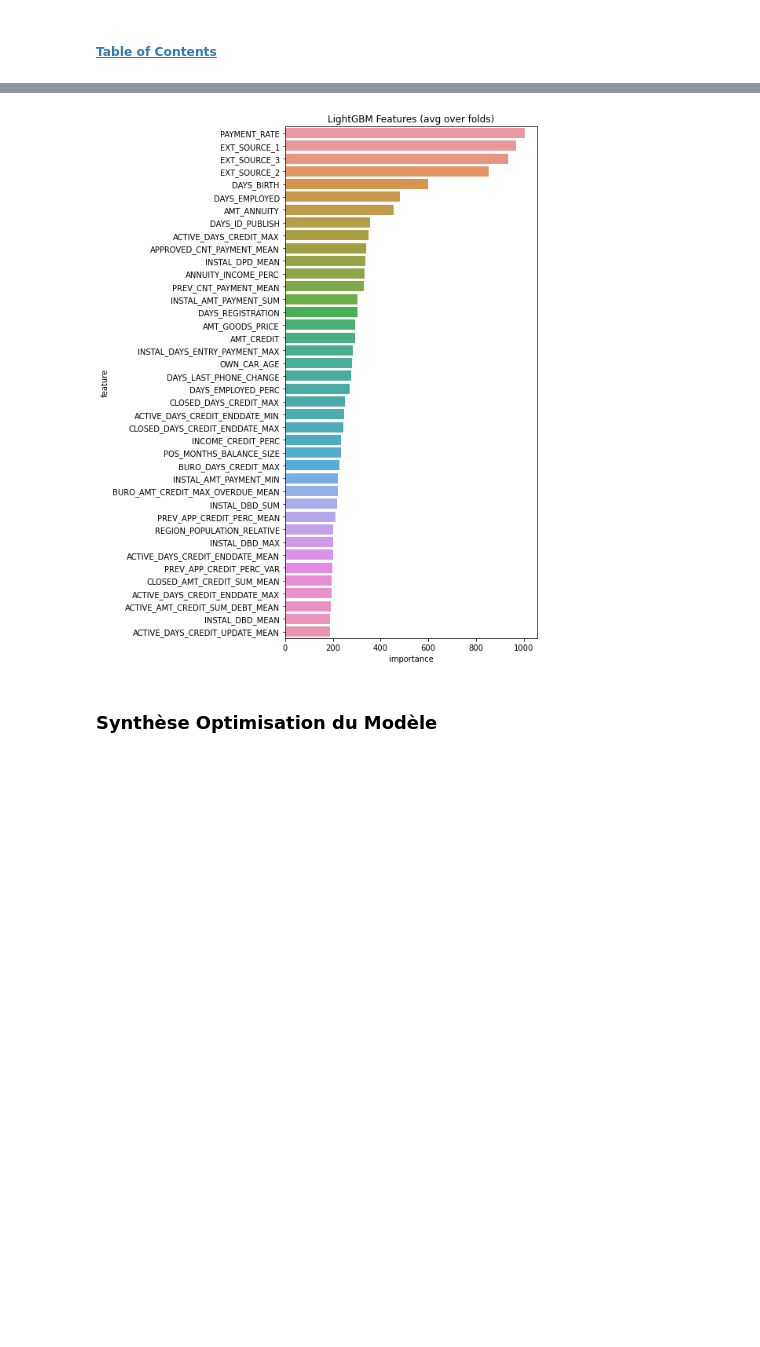
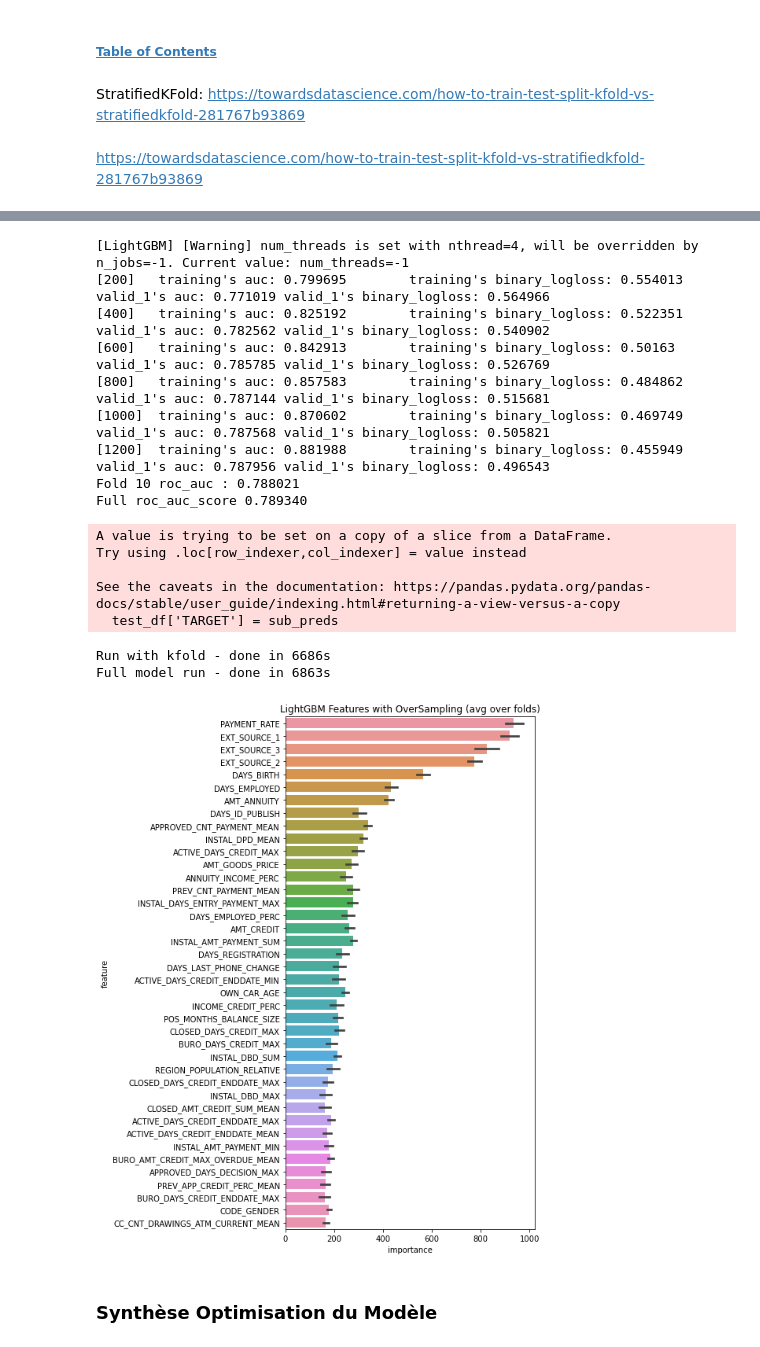
Before and after one commit to saidmazzi/projet7, a Jupyter notebook: Mazzi_Saïd_1_dashboard_112022.ipynb, the cells around one changed output, grey strips where cells are left out. Drawn from its saved outputs; the diff is of its cells as text; code cells hidden in the pictures; blank space fills up the shorter version.

Commit message:
teste modele lgbm oversampling

```diff
--- a/Mazzi_Saïd_1_dashboard_112022.ipynb
+++ b/Mazzi_Saïd_1_dashboard_112022.ipynb
@@ -1536,29 +1540,22 @@ def kfold_lightgbm(df, num_folds, stratified = False, debug= False,sampling=True
         train_x, train_y = train_df[feats].iloc[train_idx], train_df['TARGET'].iloc[train_idx]
         valid_x, valid_y = train_df[feats].iloc[valid_idx], train_df['TARGET'].iloc[valid_idx]
 
-    # Include oversampling/undersampling/smote methods only on training
-    if sampling == True :
-        if sampling_method == "SMOTE":
+        # Include oversampling/undersampling/smote methods only on training
+        if sampling == True :
+            if sampling_method == "SMOTE":
                     sm = SMOTE(random_state=2)
                     train_x_resampled, train_y_resampled = sm.fit_resample(train_x, train_y)
-                    valid_x_resampled = valid_x
-                    valid_y_resampled = valid_y
-        elif sampling_method =="oversampling":
+            elif sampling_method =="oversampling":
                     ros = RandomOverSampler(random_state=2)
                     train_x_resampled, train_y_resampled = ros.fit_resample(train_x, train_y)
-                    valid_x_resampled = valid_x
-                    valid_y_resampled = valid_y
-        elif sampling_method =="undersampling":
+            elif sampling_method =="undersampling":
                     rus = RandomUnderSampler(random_state=2)
                     train_x_resampled, train_y_resampled = rus.fit_resample(train_x, train_y)
-                    valid_x_resampled = valid_x
-                    valid_y_resampled = valid_y
-        else:
-            train_x_resampled = train_x
-            train_y_resampled = train_y
-            valid_x_resampled = valid_x
-            valid_y_resampled = valid_y
+            else:
 
+
+                train_x_resampled = train_x
+                train_y_resampled = train_y
 
         # LightGBM parameters found by Bayesian optimization
         clf = LGBMClassifier(
@@ -1573,18 +1570,17 @@ def kfold_lightgbm(df, num_folds, stratified = False, debug= False,sampling=True
             reg_lambda=0.0735294,
             min_split_gain=0.0222415,
             min_child_weight=39.3259775,
-            #silent =True,
             silent=-1,
             verbose=-1, )
 
         #early_stopping = EarlyStopping(monitor='val_loss', patience=2)
-        clf.fit(train_x_resampled, train_y_resampled, eval_set=[(train_x_resampled, train_y_resampled), (valid_x_resampled, valid_y_resampled)],
+        clf.fit(train_x_resampled, train_y_resampled, eval_set=[(train_x_resampled, train_y_resampled), (valid_x, valid_y)],
             eval_metric= 'auc', verbose= 200,
                 #callbacks=[early_stopping(200), log_evaluation(200)],
                 early_stopping_rounds= 200
                )
         pickle.dump(clf, open("/Users/saidmazzi/Projets/projet7/models/LGBMClassifier.pkl", "wb"))
-        oof_preds[valid_idx] = clf.predict_proba(valid_x_resampled, num_iteration=clf.best_iteration_)[:, 1]
+        oof_preds[valid_idx] = clf.predict_proba(valid_x, num_iteration=clf.best_iteration_)[:, 1]
         sub_preds += clf.predict_proba(test_df[feats], num_iteration=clf.best_iteration_)[:, 1] / folds.n_splits
 
         fold_importance_df = pd.DataFrame()
@@ -1592,15 +1588,17 @@ def kfold_lightgbm(df, num_folds, stratified = False, debug= False,sampling=True
         fold_importance_df["importance"] = clf.feature_importances_
         fold_importance_df["fold"] = n_fold + 1
         feature_importance_df = pd.concat([feature_importance_df, fold_importance_df], axis=0)
-        print('Fold %2d roc_auc : %.6f' % (n_fold + 1, roc_auc_score(valid_y_resampled, oof_preds[valid_idx])))
-        del clf, train_x_resampled, train_y_resampled, valid_x_resampled, valid_y_resampled, train_x, train_y, valid_x, valid_y
+        print('Fold %2d roc_auc : %.6f' % (n_fold + 1, roc_auc_score(valid_y, oof_preds[valid_idx])))
+        del clf, train_x_resampled, train_y_resampled, valid_x, valid_y
         gc.collect()
 
     print('Full roc_auc_score %.6f' % roc_auc_score(train_df['TARGET'], oof_preds))
-
     # Write submission file and plot feature importance
     if not debug:
-        test_df['TARGET'] = sub_preds
-        test_df[['SK_ID_CURR', 'TARGET']].to_csv(submission_file_name, index= False)
+            test_df['TARGET'] = sub_preds
+            test_df[['SK_ID_CURR', 'TARGET']].to_csv(submission_file_name, index= False)
     display_importances(feature_importance_df)
     return feature_importance_df
+# %% [markdown]
+StratifiedKFold:
+https://towardsdatascience.com/how-to-train-test-split-kfold-vs-stratifiedkfold-281767b93869
@@ -1607,3 +1675,6 @@ def kfold_lightgbm(df, num_folds, stratified = False, debug= False,sampling=True
+# %% [markdown]
+
+https://towardsdatascience.com/how-to-train-test-split-kfold-vs-stratifiedkfold-281767b93869
 # %%
 # Display/plot feature importance
 def display_importances(feature_importance_df_):
@@ -1655,8 +1732,9 @@ def main(debug = False):
         df = df.rename(columns = lambda x:re.sub('[^A-Za-z0-9_]+', '', x))
         del cc
         gc.collect()
-    with timer("Run LightGBM with kfold"):
-        feat_importance = kfold_lightgbm(df, num_folds= 10, stratified= False, debug= debug,sampling=True, sampling_method="oversampling")
+    with timer("Run with kfold"):
+        feat_importance = kfold_lightgbm(df, num_folds= 10, stratified= False, debug= debug, sampling=True, sampling_method="oversampling")
+        #feat_importance = kfold_xgboost(df, num_folds= 10, stratified= False, debug= debug,sampling=True, sampling_method="undersampling")
 
 if __name__ == "__main__":
     submission_file_name = "submission_kernel02.csv"
@@ -1693,4 +1823,20 @@ Full model run - done in 1422s
+[LightGBM] [Warning] num_threads is set with nthread=4, will be overridden by n_jobs=-1. Current value: num_threads=-1
+[200]   training's auc: 0.799695        training's binary_logloss: 0.554013     valid_1's auc: 0.771019 valid_1's binary_logloss: 0.564966
+[400]   training's auc: 0.825192        training's binary_logloss: 0.522351     valid_1's auc: 0.782562 valid_1's binary_logloss: 0.540902
+[600]   training's auc: 0.842913        training's binary_logloss: 0.50163      valid_1's auc: 0.785785 valid_1's binary_logloss: 0.526769
+[800]   training's auc: 0.857583        training's binary_logloss: 0.484862     valid_1's auc: 0.787144 valid_1's binary_logloss: 0.515681
+[1000]  training's auc: 0.870602        training's binary_logloss: 0.469749     valid_1's auc: 0.787568 valid_1's binary_logloss: 0.505821
+[1200]  training's auc: 0.881988        training's binary_logloss: 0.455949     valid_1's auc: 0.787956 valid_1's binary_logloss: 0.496543
+Fold 10 roc_auc : 0.788021
+Full roc_auc_score 0.789340
+A value is trying to be set on a copy of a slice from a DataFrame.
+Try using .loc[row_indexer,col_indexer] = value instead
+
+See the caveats in the documentation: https://pandas.pydata.org/pandas-docs/stable/user_guide/indexing.html#returning-a-view-versus-a-copy
+  test_df['TARGET'] = sub_preds
+Run with kfold - done in 6686s
+Full model run - done in 6863s
-[figure, old version]
+[figure, new version]
 # %% [markdown]
 ### Synthèse Optimisation du Modèle
 # %%
```
Also changed, not shown: parts of 18 cells of this notebook.
